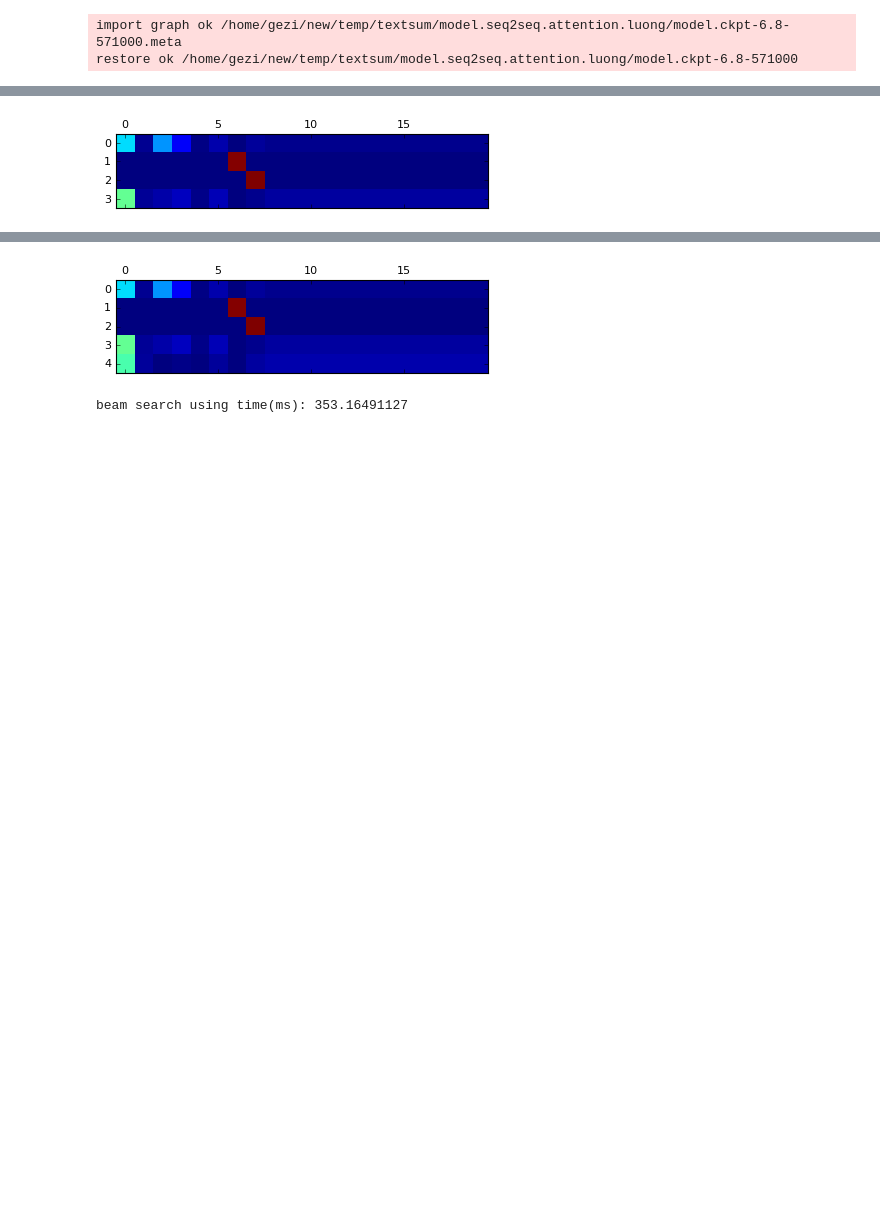
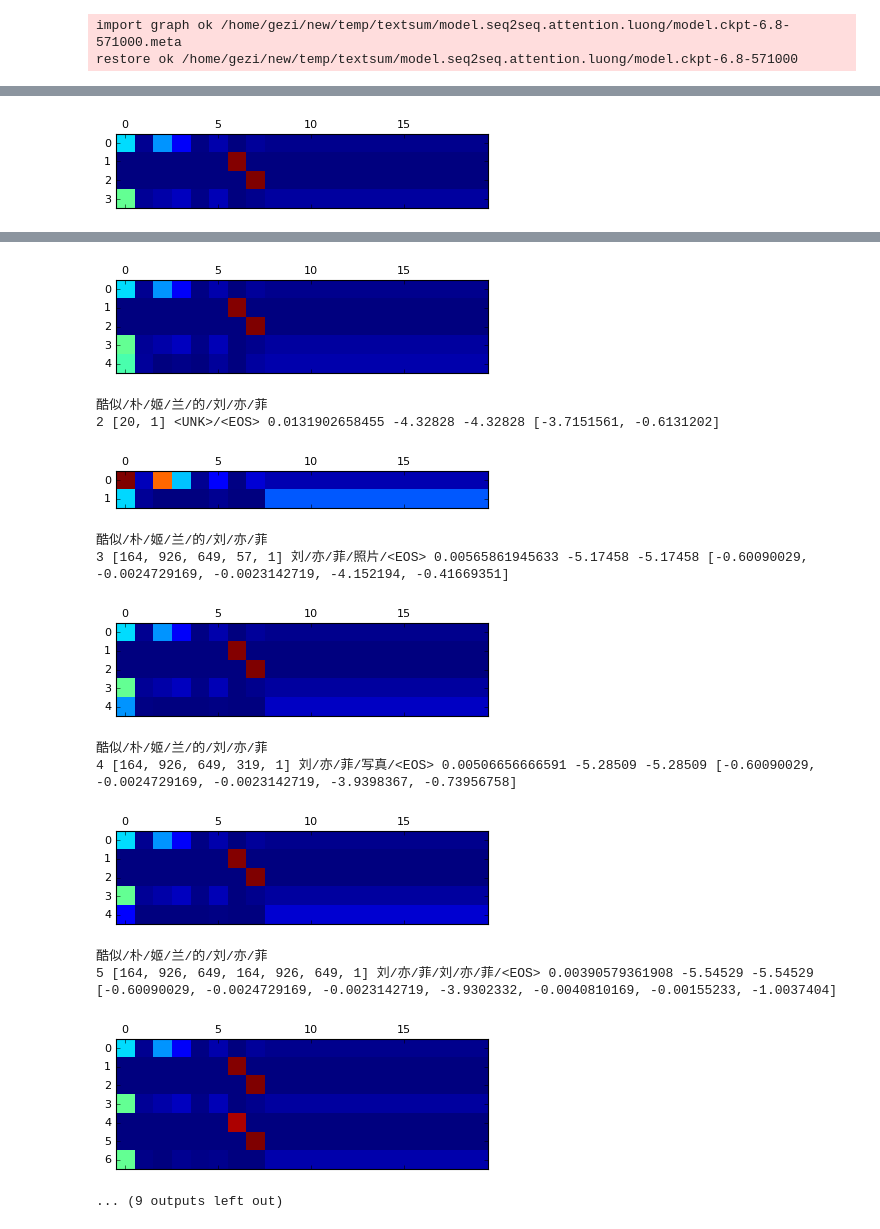
Before and after one commit to buptpriswang/hasky, a Jupyter notebook: deepiu/textsum/inference/visualize-attention-luong.ipynb, the cells around one changed output, grey strips where cells are left out. Drawn from its saved outputs; the diff is of its cells as text; code cells hidden in the pictures; blank space fills up the shorter version.

```diff
--- a/deepiu/textsum/inference/visualize-attention-luong.ipynb
+++ b/deepiu/textsum/inference/visualize-attention-luong.ipynb
@@ -249,5 +249,5 @@ beam search using time(ms): 255.656957626
 # %%
-inference('酷似朴姬兰的刘亦菲', 2)
+inference('酷似朴姬兰的刘亦菲', 10)
 # %% [output]
 word_ids [42999, 869, 1474, 363, 8, 164, 926, 649, 0, 0, 0, 0, 0, 0, 0, 0, 0, 0, 0, 0] len: 20
 酷似/朴/姬/兰/的/刘/亦/菲
@@ -259,5 +259,17 @@ word_ids [42999, 869, 1474, 363, 8, 164, 926, 649, 0, 0, 0, 0, 0, 0, 0, 0, 0, 0,
 [figure]
-beam search using time(ms): 353.16491127
+酷似/朴/姬/兰/的/刘/亦/菲
+2 [20, 1] <UNK>/<EOS> 0.0131902658455 -4.32828 -4.32828 [-3.7151561, -0.6131202]
+[figure, added]
+酷似/朴/姬/兰/的/刘/亦/菲
+3 [164, 926, 649, 57, 1] 刘/亦/菲/照片/<EOS> 0.00565861945633 -5.17458 -5.17458 [-0.60090029, -0.0024729169, -0.0023142719, -4.152194, -0.41669351]
+[figure, added]
+酷似/朴/姬/兰/的/刘/亦/菲
+4 [164, 926, 649, 319, 1] 刘/亦/菲/写真/<EOS> 0.00506656666591 -5.28509 -5.28509 [-0.60090029, -0.0024729169, -0.0023142719, -3.9398367, -0.73956758]
+[figure, added]
+酷似/朴/姬/兰/的/刘/亦/菲
+5 [164, 926, 649, 164, 926, 649, 1] 刘/亦/菲/刘/亦/菲/<EOS> 0.00390579361908 -5.54529 -5.54529 [-0.60090029, -0.0024729169, -0.0023142719, -3.9302332, -0.0040810169, -0.00155233, -1.0037404]
+[figure, added]
+... (9 outputs left out)
 # %%
 inference('酷似刘亦菲的朴姬兰', 5)
 # %% [output]
```
Also changed, not shown: parts of 18 cells of this notebook, 49 other files.
